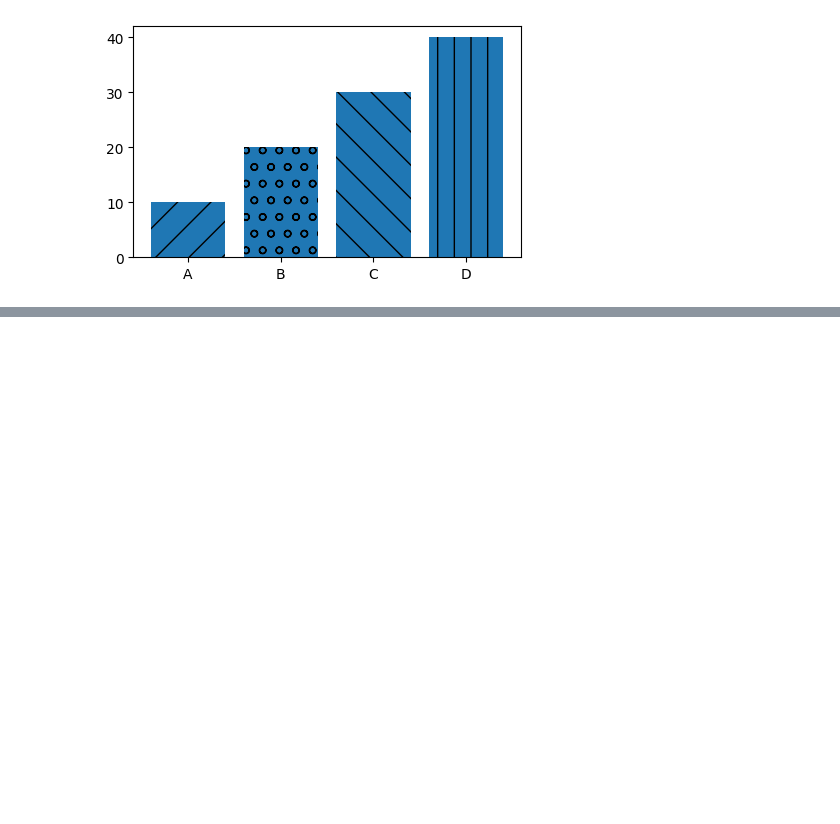
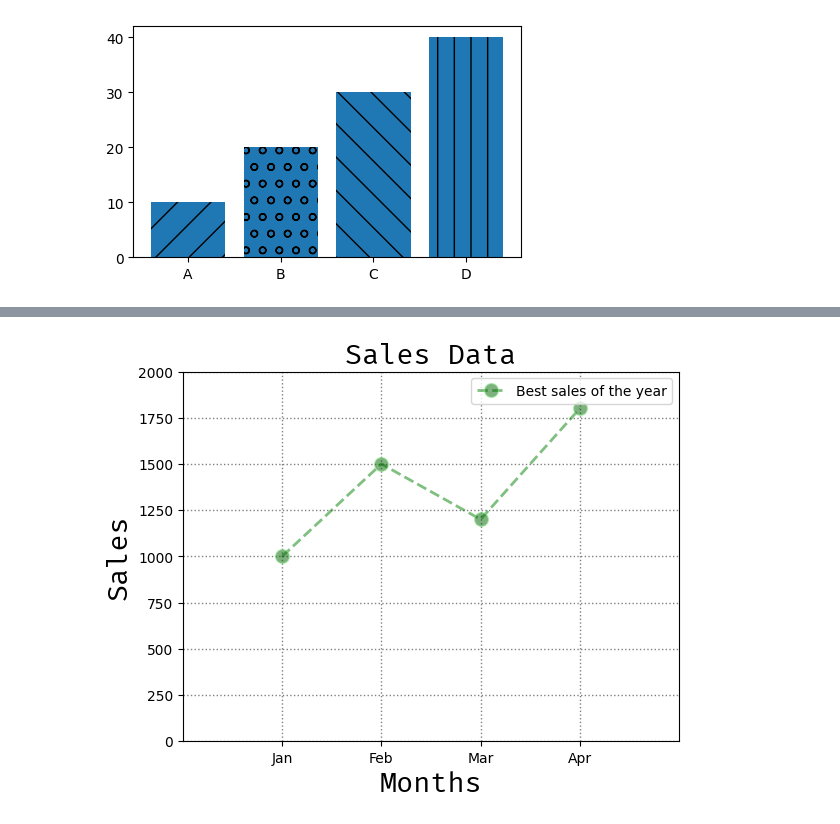
Before and after one commit to MahmudGalib7/AI-Olympiad, a Jupyter notebook: data_analysis/notebook/Data_Visualization.ipynb, the cells around one changed output, grey strips where cells are left out. Cells and saved outputs as stored; diff of their text form; code cells hidden in the pictures; blank space fills up the shorter version.

```diff
--- a/data_analysis/notebook/Data_Visualization.ipynb
+++ b/data_analysis/notebook/Data_Visualization.ipynb
@@ -45,0 +48,16 @@ plt.plot(gas.Year, gas.USA)
+# %%
+months = [1,2,3,4]
+sales = [1000, 1500, 1200, 1800]
+
+plt.plot(months, sales, label='Best sales of the year', color='green', linestyle='--', linewidth=2, marker='o', markersize=10, markeredgecolor='lightgreen', markerfacecolor='darkgreen', alpha=0.5)
+plt.title('Sales Data', fontdict={'fontname':'fira code'}, fontsize=20)
+plt.xlabel('Months', fontdict={'fontname':'fira code'}, fontsize=20)
+plt.ylabel('Sales', fontdict={'fontname':'fira code'}, fontsize=20)
+plt.grid(color='gray', linestyle=':', linewidth=1)
+plt.xlim(0, 5)
+plt.ylim(0, 2000)
+plt.xticks([1,2,3,4], ['Jan', 'Feb', 'Mar', 'Apr'])
+plt.legend()
+plt.show()
+# %% [output]
+[figure, added]
```
Also changed, not shown: parts of 10 cells of this notebook.
